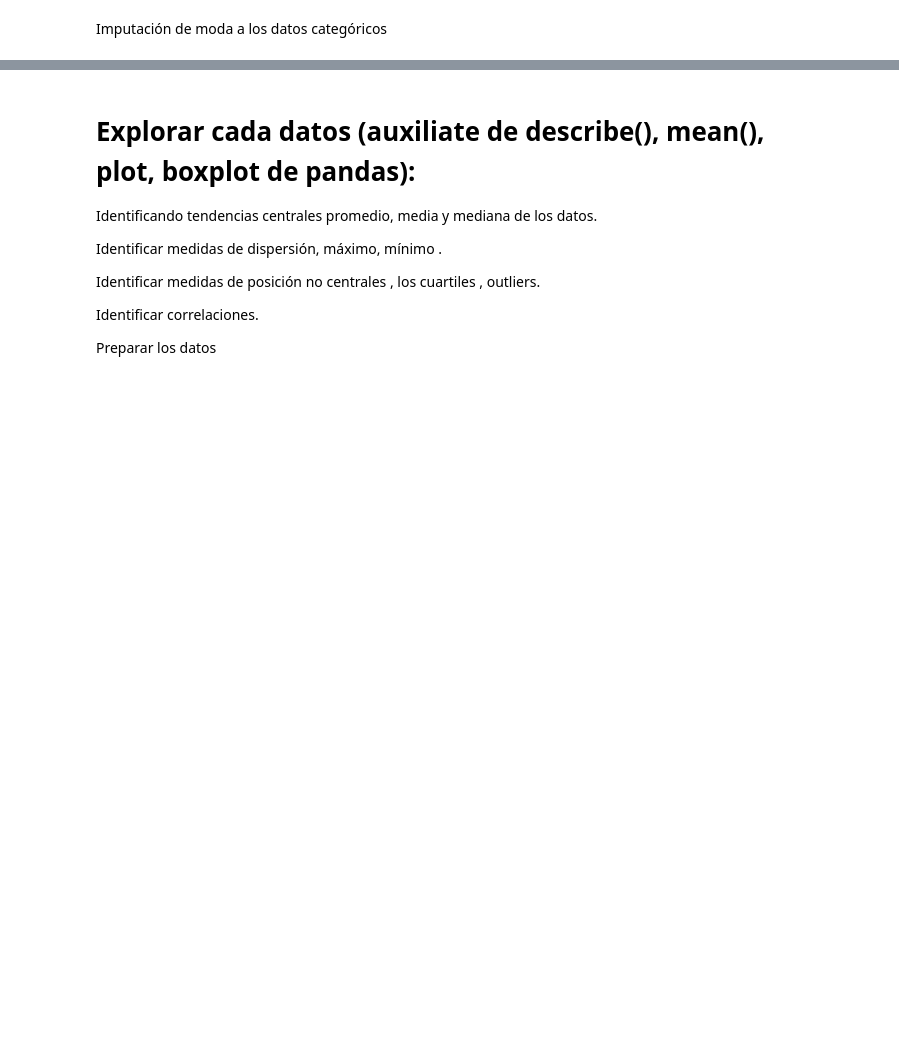
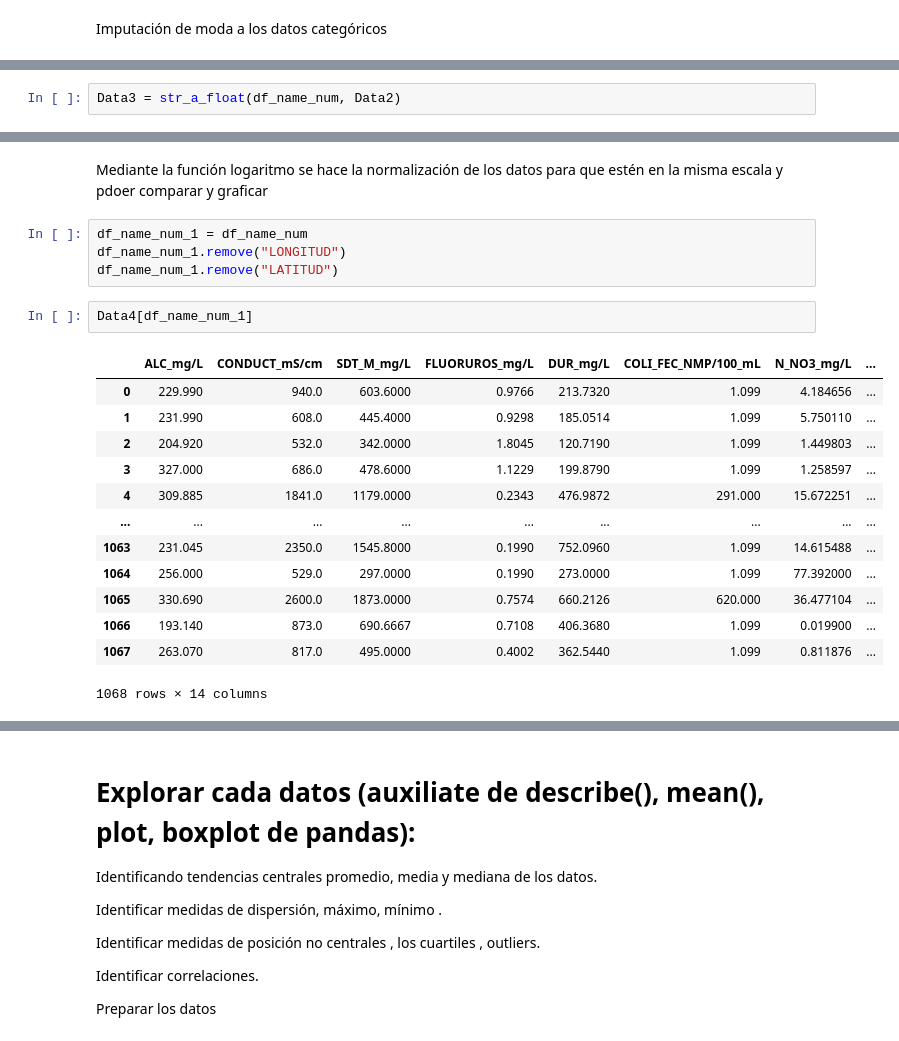
Before and after one commit to PosgradoMNA/actividades-del-projecto-cad_equipo_18, a Jupyter notebook: Equipo_18_Entrega_1_Aguas_Subterraneas.ipynb, the cells around one changed output, grey strips where cells are left out. Drawn from its saved outputs; the diff is of its cells as text; blank space fills up the shorter version.

```diff
--- a/Equipo_18_Entrega_1_Aguas_Subterraneas.ipynb
+++ b/Equipo_18_Entrega_1_Aguas_Subterraneas.ipynb
@@ -448,0 +396,2 @@ msno.matrix(nAGUASUB)
+# %%
+Data3 = str_a_float(df_name_num, Data2)
@@ -448,0 +538,22 @@ msno.matrix(nAGUASUB)
+# %% [markdown]
+Mediante la función logaritmo se hace la normalización de los datos para que estén en la misma escala y pdoer comparar y graficar
+# %%
+df_name_num_1 = df_name_num
+df_name_num_1.remove("LONGITUD")
+df_name_num_1.remove("LATITUD")
+# %%
+Data4[df_name_num_1]
+# %% [output]
+|  | ALC_mg/L | CONDUCT_mS/cm | SDT_M_mg/L | FLUORUROS_mg/L | DUR_mg/L | COLI_FEC_NMP/100_mL | N_NO3_mg/L | ... |
+| 0 | 229.990 | 940.0 | 603.6000 | 0.9766 | 213.7320 | 1.099 | 4.184656 | ... |
+| 1 | 231.990 | 608.0 | 445.4000 | 0.9298 | 185.0514 | 1.099 | 5.750110 | ... |
+| 2 | 204.920 | 532.0 | 342.0000 | 1.8045 | 120.7190 | 1.099 | 1.449803 | ... |
+| 3 | 327.000 | 686.0 | 478.6000 | 1.1229 | 199.8790 | 1.099 | 1.258597 | ... |
+| 4 | 309.885 | 1841.0 | 1179.0000 | 0.2343 | 476.9872 | 291.000 | 15.672251 | ... |
+| ... | ... | ... | ... | ... | ... | ... | ... | ... |
+| 1063 | 231.045 | 2350.0 | 1545.8000 | 0.1990 | 752.0960 | 1.099 | 14.615488 | ... |
+| 1064 | 256.000 | 529.0 | 297.0000 | 0.1990 | 273.0000 | 1.099 | 77.392000 | ... |
+| 1065 | 330.690 | 2600.0 | 1873.0000 | 0.7574 | 660.2126 | 620.000 | 36.477104 | ... |
+| 1066 | 193.140 | 873.0 | 690.6667 | 0.7108 | 406.3680 | 1.099 | 0.019900 | ... |
+| 1067 | 263.070 | 817.0 | 495.0000 | 0.4002 | 362.5440 | 1.099 | 0.811876 | ... |
+1068 rows × 14 columns
```
Also changed, not shown: parts of 50 cells of this notebook.
